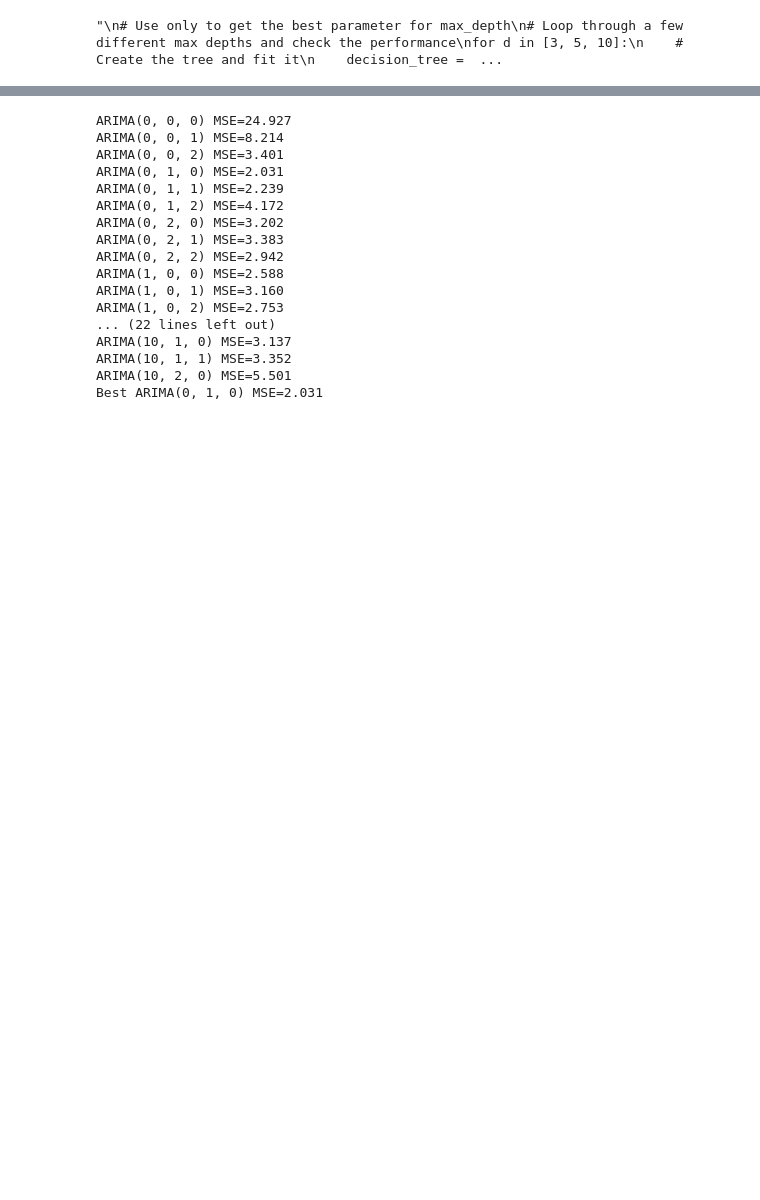
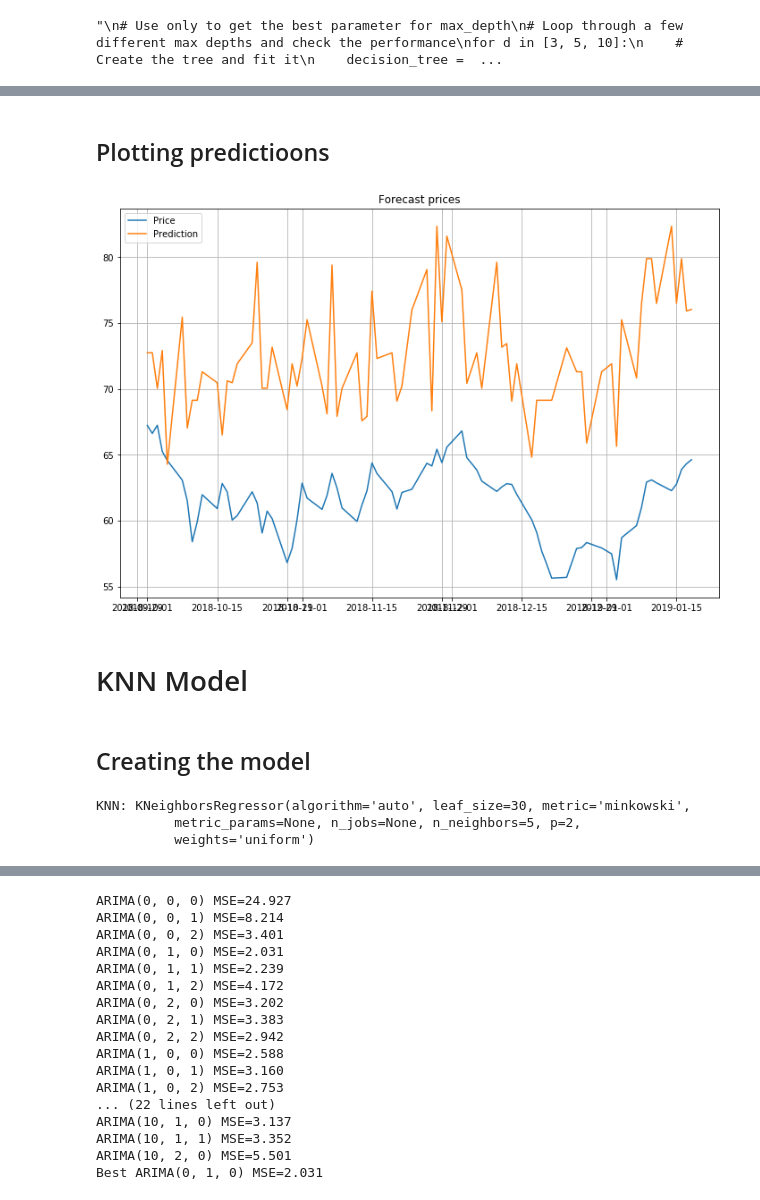
Before and after one commit to kairosart/factors, a Jupyter notebook: Forecasting_prices.ipynb, the cells around one changed output, grey strips where cells are left out. Saved outputs shown, nothing was run; the diff lists cells and outputs as text; code cells hidden in the pictures; blank space fills up the shorter version.

```diff
--- a/Forecasting_prices.ipynb
+++ b/Forecasting_prices.ipynb
@@ -283,0 +318,26 @@ plot_prices_pred = plot_stock_prices_prediction(results.index, results['Price'],
+# %% [markdown]
+## Plotting predictioons
+# %%
+# Plot prediction
+plt.figure(figsize=(12,8))
+plt.plot(X_test.index, results['Price'], label='Price')
+plt.plot(X_test.index,results['Price prediction'], label='Prediction')
+plt.title("Forecast prices")
+plt.legend()
+plt.grid()
+plt.show()
+# %% [output]
+[figure, added]
+# %% [markdown]
+# KNN Model
+# %% [markdown]
+## Creating the model
+# %%
+params = {'n_neighbors': [2, 3, 4, 5, 6, 7, 8, 9, 10, 11, 12, 13, 14, 15]}
+knn = neighbors.KNeighborsRegressor()
+print('KNN: %s' % knn)
+model = GridSearchCV(knn, params, cv=5)
+# %% [output]
+KNN: KNeighborsRegressor(algorithm='auto', leaf_size=30, metric='minkowski',
+          metric_params=None, n_jobs=None, n_neighbors=5, p=2,
+          weights='uniform')
```
Also changed, not shown: parts of 29 cells of this notebook.
